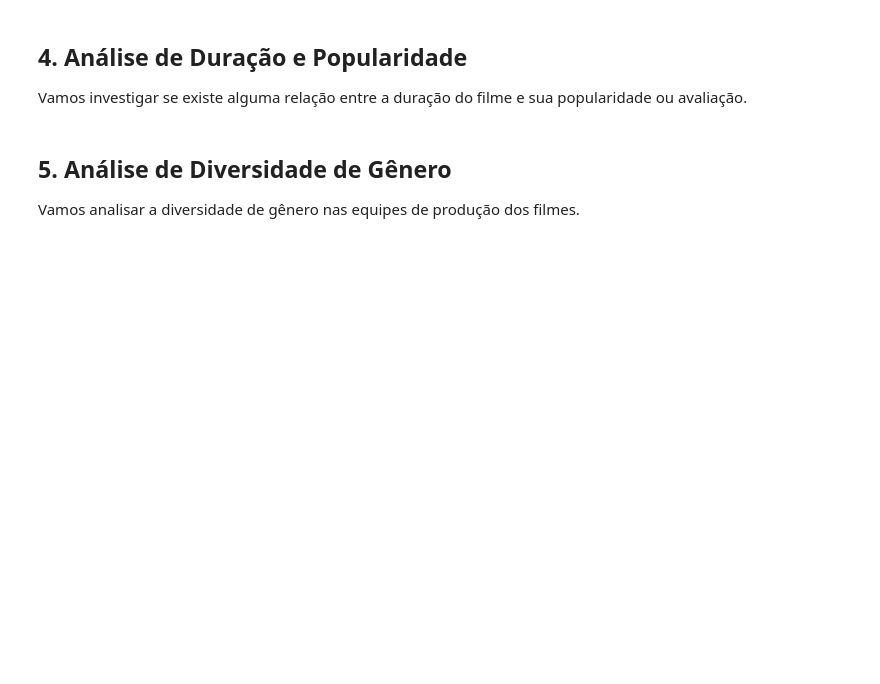
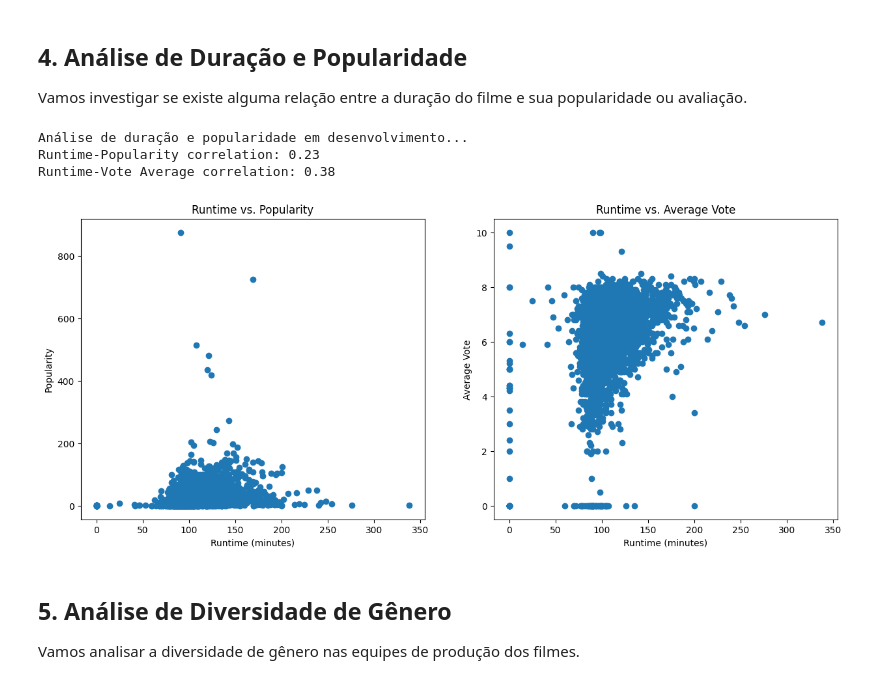
Before and after one commit to C11-Grupo-6/aplicacao, a Jupyter notebook: main.ipynb, the cells around one changed output. Drawn from its saved outputs; the diff is of its cells as text; code cells hidden in the pictures; blank space fills up the shorter version.

```diff
--- a/main.ipynb
+++ b/main.ipynb
@@ -79,3 +117,31 @@ analise_duracao_popularidade(df)
+# %%
+def analise_duracao_popularidade(df):
+    print("Análise de duração e popularidade em desenvolvimento...")
+    # Create scatter plots
+    fig, (ax1, ax2) = plt.subplots(1, 2, figsize=(15, 6))
+
+    ax1.scatter(df['runtime'], df['popularity'])
+    ax1.set_title('Runtime vs. Popularity')
+    ax1.set_xlabel('Runtime (minutes)')
+    ax1.set_ylabel('Popularity')
+
+    ax2.scatter(df['runtime'], df['vote_average'])
+    ax2.set_title('Runtime vs. Average Vote')
+    ax2.set_xlabel('Runtime (minutes)')
+    ax2.set_ylabel('Average Vote')
+
+    # Calculate correlations
+    runtime_popularity_corr = df['runtime'].corr(df['popularity'])
+    runtime_vote_corr = df['runtime'].corr(df['vote_average'])
+    print(f"Runtime-Popularity correlation: {runtime_popularity_corr:.2f}")
+    print(f"Runtime-Vote Average correlation: {runtime_vote_corr:.2f}")
+
+analise_duracao_popularidade(df)
+# %% [output]
+Análise de duração e popularidade em desenvolvimento...
+Runtime-Popularity correlation: 0.23
+Runtime-Vote Average correlation: 0.38
+[figure, added]
 # %% [markdown]
 ## 5. Análise de Diversidade de Gênero
 
```
Also changed, not shown: parts of 17 cells of this notebook.
